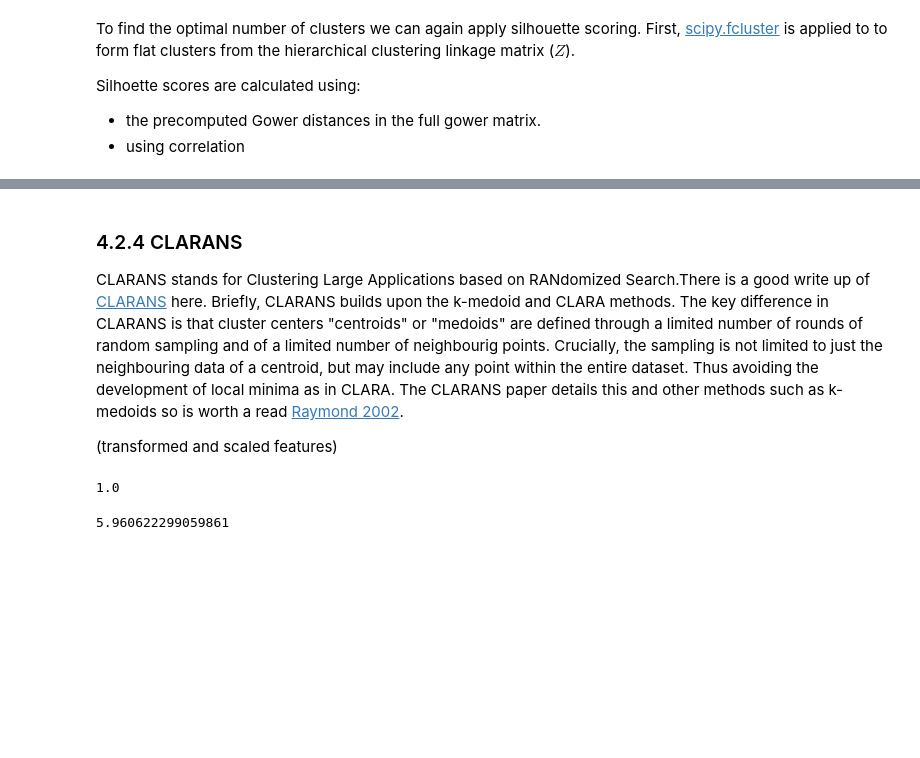
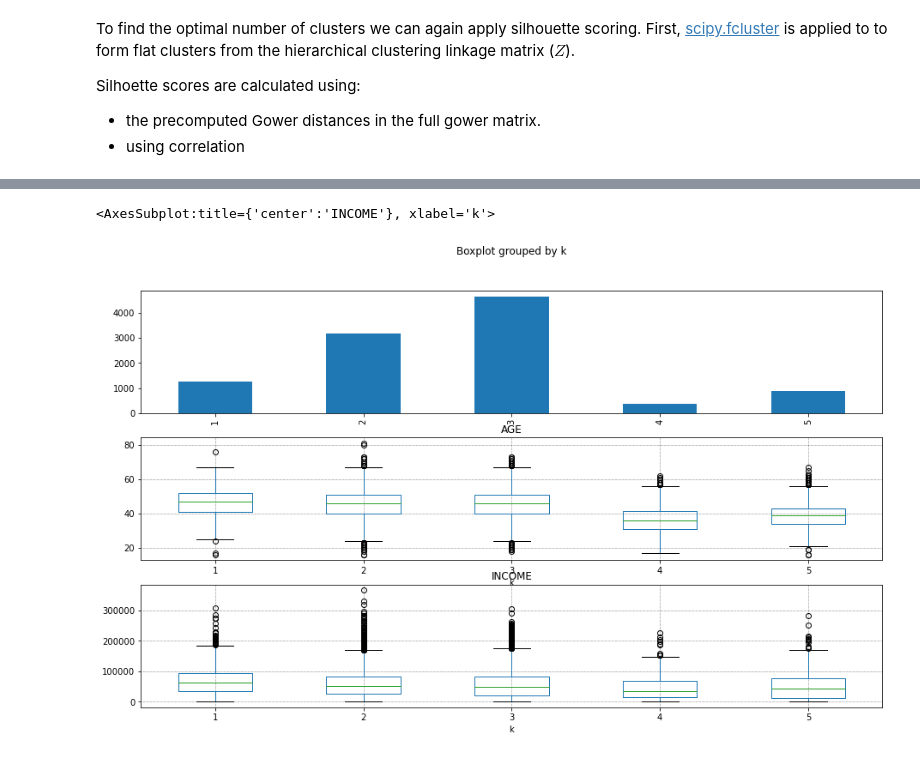
Before and after one commit to bpostance/learn_data_science, a Jupyter notebook: ML/2.3_Clustering/1.1-Clustering-Mixed-Data.ipynb, the cells around one changed output, grey strips where cells are left out. Drawn from its saved outputs; the diff is of its cells as text; code cells hidden in the pictures; blank space fills up the shorter version.

```diff
--- a/ML/2.3_Clustering/1.1-Clustering-Mixed-Data.ipynb
+++ b/ML/2.3_Clustering/1.1-Clustering-Mixed-Data.ipynb
@@ -787,12 +888,10 @@ Visualising the silhouette scores and plots shows an interesting result. This ne
 # %%
 fig,axs = plt.subplots(3,1,figsize=(15,9),sharex=False)
-Xy_original['k'] = results[10]['k']
+Xy_original['k'] = results[5]['k']
 
 Xy_original['k'].value_counts().sort_index().plot.bar(ax=axs[0])
 Xy_original.boxplot(by='k',column='AGE',ax=axs[1])
 Xy_original.boxplot(by='k',column='INCOME',ax=axs[2])
+# %% [output]
+<AxesSubplot:title={'center':'INCOME'}, xlabel='k'>
+[figure, added]
-# %% [markdown]
-### 4.2.4 CLARANS
-CLARANS stands for Clustering Large Applications based on RANdomized Search.There is a good write up of [CLARANS](https://medium.com/analytics-vidhya/partitional-clustering-using-clarans-method-with-python-example-545dd84e58b4) here. Briefly, CLARANS builds upon the k-medoid and CLARA methods. The key difference in CLARANS is that cluster centers "centroids" or "medoids" are defined through a limited number of rounds of random sampling and of a limited number of neighbourig points. Crucially, the sampling is not limited to just the neighbouring data of a centroid, but may include any point within the entire dataset. Thus avoiding the development of local minima as in CLARA. The CLARANS paper details this and other methods such as k-medoids so is worth a read [Raymond 2002](http://www.cs.ecu.edu/dingq/CSCI6905/readings/CLARANS.pdf).
-
- (transformed and scaled features)
@@ -829,8 +897,0 @@ from pyclustering.utils import manhattan_distance,euclidean_distance_square
-# %%
-manhattan_distance([1,1],[1,2]),euclidean_distance_square([1,1],[1,2])
-# %% [output]
-1.0
-# %%
-manhattan_distance(Xy_scaled_list[0],Xy_scaled_list[1])
-# %% [output]
-5.960622299059861
```
Also changed, not shown: parts of 39 cells of this notebook.
